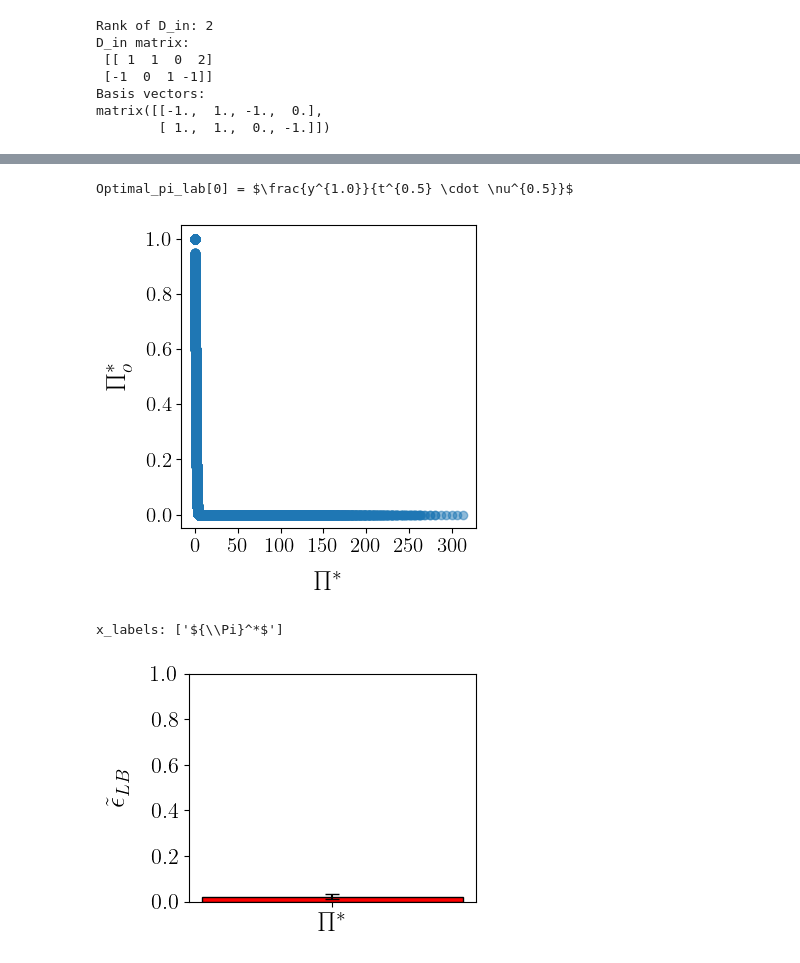
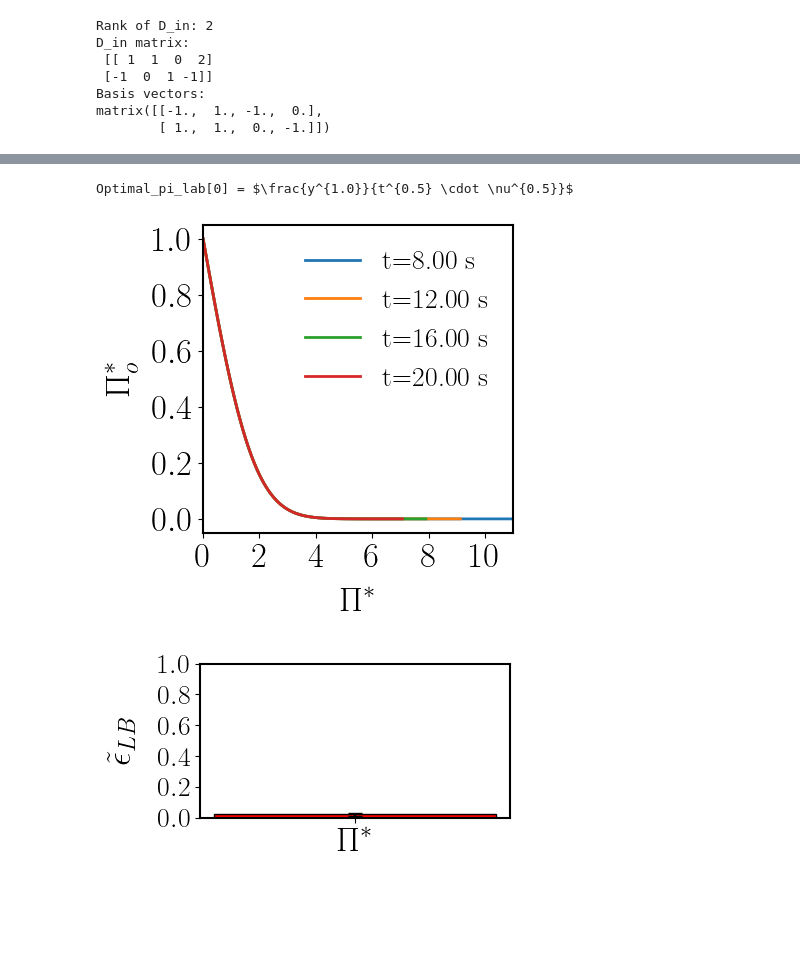
Before and after one commit to rosen14/IT_PI, a Jupyter notebook: Examples/Rayleigh/Rayleigh.ipynb, the cells around one changed output, grey strips where cells are left out. Saved outputs shown, nothing was run; the diff lists cells and outputs as text; code cells hidden in the pictures; blank space fills up the shorter version.

```diff
--- a/Examples/Rayleigh/Rayleigh.ipynb
+++ b/Examples/Rayleigh/Rayleigh.ipynb
@@ -101,10 +102,59 @@ variables        = ['U','y', 't','\\nu'];                       #Define variable
 optimal_pi_lab   = IT_PI.create_labels(np.array(coef_pi_list).reshape(-1, len(variables)), variables)
 for j, label in enumerate(optimal_pi_lab):
     print(f'Optimal_pi_lab[{j}] = {label}')
-IT_PI.plot_scatter(input_PI,Y)
-IT_PI.plot_error_bars(input_PI, epsilon,uq)
+# IT_PI.plot_scatter(input_PI,Y)
+# IT_PI.plot_error_bars(input_PI, epsilon,uq)
 # %% [output]
 Optimal_pi_lab[0] = $\frac{y^{1.0}}{t^{0.5} \cdot \nu^{0.5}}$
-[figure, removed]
-x_labels: ['${\\Pi}^*$']
-[figure, removed]
+# %%
+# Plot the comparison
+U_fixed  = 1.0
+nu_fixed = 1e-3
+t_values = [ 8, 12, 16, 20]  # Different time values (s)
+y        = np.linspace(0, 1, 100)
+u_U_profile = np.array([velocity_profile_rayleigh(y, nu_fixed, U_fixed, t) / U_fixed for t in t_values])
+y_U_t    = np.array([y / (U_fixed * t) for t in t_values])
+
+
+# Plot the velocity profiles u/U for different t values
+plt.figure(figsize=(4, 4))
+plt.rcParams['font.family'] = 'Times New Roman'  # Set the font to Times New Roman
+plt.rcParams['text.usetex'] = True  # Use LaTeX for all text rendering
+for i, t in enumerate(t_values):
+    plt.plot(y/np.sqrt(nu_fixed)/np.sqrt(t), u_U_profile[i], lw=2, label=f't={t:.2f} s')
+plt.xlim([0,11])
+plt.gca().spines['top'].set_linewidth(1.5)
+plt.gca().spines['bottom'].set_linewidth(1.5)
+plt.gca().spines['left'].set_linewidth(1.5)
+plt.gca().spines['right'].set_linewidth(1.5)
+plt.xlabel(r'$\Pi^*$', fontsize=25, labelpad=10)
+plt.ylabel(r" $\Pi_o^*$", fontsize=25, labelpad=10)
+plt.xticks(fontsize=25)
+plt.yticks(fontsize=25)
+plt.legend(fontsize=20,frameon=False)
+plt.grid(False)
+plt.savefig('Rayleigh_velocity_profile_normalized.eps', dpi=400, bbox_inches='tight',transparent=True)  # You can change the filename and format (e.g., .pdf)
+plt.show()
+# %% [output]
+[figure, added]
+# %%
+# Plotting the results
+plt.figure(figsize=(4, 2))
+plt.rcParams['font.family'] = 'Times New Roman'  # Set the font to Times New Roman
+plt.rcParams['text.usetex'] = True  # Use LaTeX for all text rendering
+plt.gca().spines['top'].set_linewidth(1.5)
+plt.gca().spines['bottom'].set_linewidth(1.5)
+plt.gca().spines['left'].set_linewidth(1.5)
+plt.gca().spines['right'].set_linewidth(1.5)
+
+x_labels = r"$\Pi^{*}$"
+# Use uq_values as the error bars
+plt.bar(x_labels, epsilon, yerr=uq, capsize=5, edgecolor='black',color='red')
+plt.xticks(fontsize=25)
+plt.yticks(fontsize=20)
+plt.ylabel(r'$\tilde{\epsilon}_{L B}$', fontsize=25, labelpad=15)
+plt.ylim([0, 1])
+plt.savefig('Rayleigh_rank.eps', dpi=300, bbox_inches='tight',transparent=True)
+plt.show()
+# %% [output]
+[figure, added]
```
Also changed, not shown: parts of 3 cells of this notebook, 40 other files.
